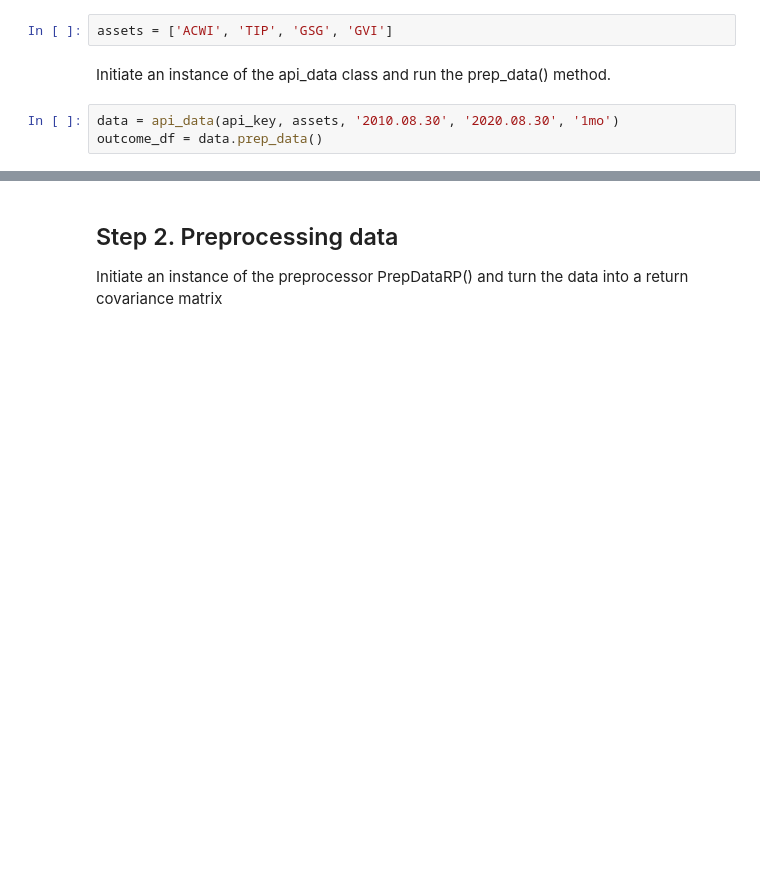
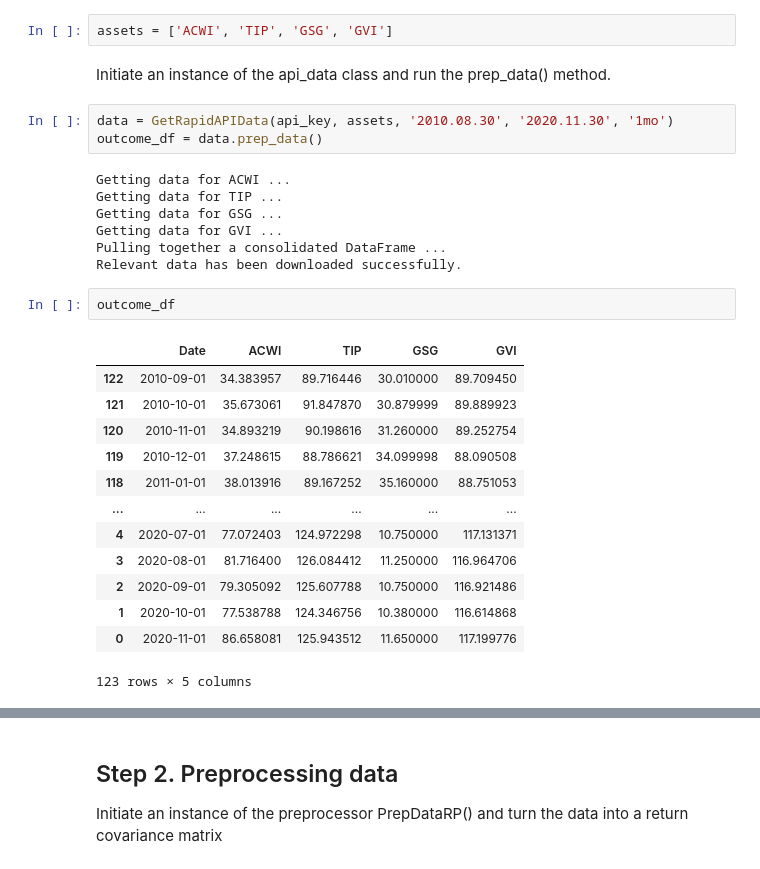
Before and after one commit to viethungha0610/Risk-Parity, a Jupyter notebook: Illustrative case study.ipynb, the cells around one changed output, grey strips where cells are left out. Cells and saved outputs as stored; diff of their text form; blank space fills up the shorter version.

```diff
--- a/Illustrative case study.ipynb
+++ b/Illustrative case study.ipynb
@@ -40,8 +40,31 @@ assets = ['ACWI', 'TIP', 'GSG', 'GVI']
 # %% [markdown]
 Initiate an instance of the api_data class and run the prep_data() method.
 # %%
-data = api_data(api_key, assets, '2010.08.30', '2020.08.30', '1mo')
+data = GetRapidAPIData(api_key, assets, '2010.08.30', '2020.11.30', '1mo')
 outcome_df = data.prep_data()
+# %% [output]
+Getting data for ACWI ...
+Getting data for TIP ...
+Getting data for GSG ...
+Getting data for GVI ...
+Pulling together a consolidated DataFrame ...
+Relevant data has been downloaded successfully.
+# %%
+outcome_df
+# %% [output]
+|  | Date | ACWI | TIP | GSG | GVI |
+| 122 | 2010-09-01 | 34.383957 | 89.716446 | 30.010000 | 89.709450 |
+| 121 | 2010-10-01 | 35.673061 | 91.847870 | 30.879999 | 89.889923 |
+| 120 | 2010-11-01 | 34.893219 | 90.198616 | 31.260000 | 89.252754 |
+| 119 | 2010-12-01 | 37.248615 | 88.786621 | 34.099998 | 88.090508 |
+| 118 | 2011-01-01 | 38.013916 | 89.167252 | 35.160000 | 88.751053 |
+| ... | ... | ... | ... | ... | ... |
+| 4 | 2020-07-01 | 77.072403 | 124.972298 | 10.750000 | 117.131371 |
+| 3 | 2020-08-01 | 81.716400 | 126.084412 | 11.250000 | 116.964706 |
+| 2 | 2020-09-01 | 79.305092 | 125.607788 | 10.750000 | 116.921486 |
+| 1 | 2020-10-01 | 77.538788 | 124.346756 | 10.380000 | 116.614868 |
+| 0 | 2020-11-01 | 86.658081 | 125.943512 | 11.650000 | 117.199776 |
+123 rows × 5 columns
 # %%
 import os
 display(outcome_df)
```
Also changed, not shown: parts of 13 cells of this notebook, 18 other files.
